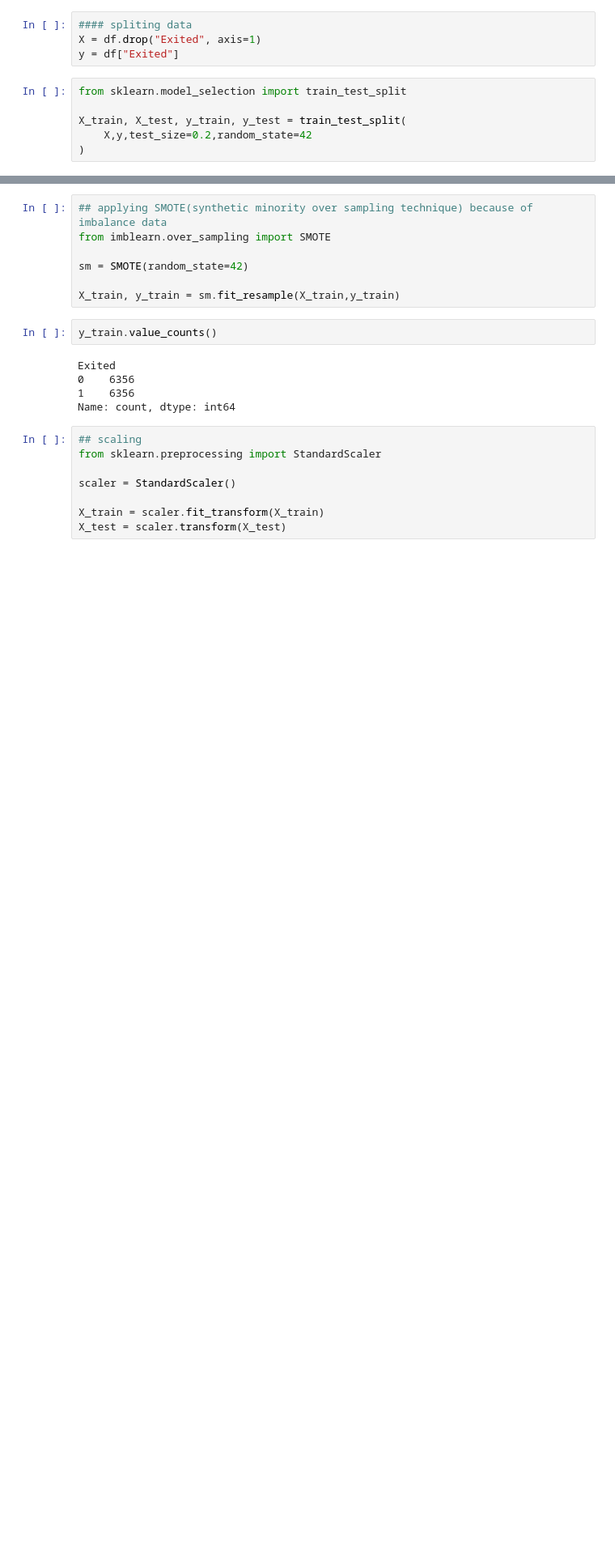
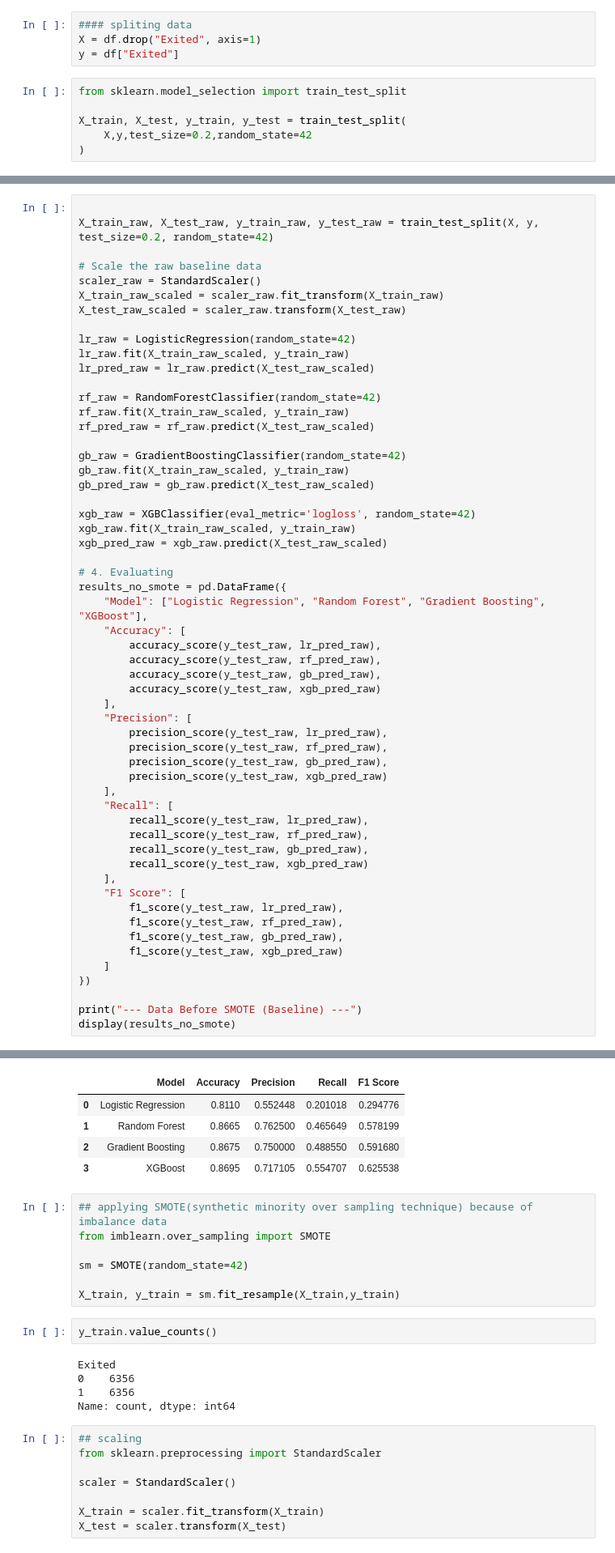
Before and after one commit to KartikChouhan03/Customer_Churn_Predictor, a Jupyter notebook: notebooks/churn_analysis.ipynb, the cells around one changed output, grey strips where cells are left out. Shown at 81% size. Saved outputs shown, nothing was run; the diff lists cells and outputs as text; blank space fills up the shorter version.

Commit message:
before smote

```diff
--- a/notebooks/churn_analysis.ipynb
+++ b/notebooks/churn_analysis.ipynb
@@ -145,0 +151,57 @@ X_train, X_test, y_train, y_test = train_test_split(
+# %%
+
+X_train_raw, X_test_raw, y_train_raw, y_test_raw = train_test_split(X, y, test_size=0.2, random_state=42)
+
+# Scale the raw baseline data
+scaler_raw = StandardScaler()
+X_train_raw_scaled = scaler_raw.fit_transform(X_train_raw)
+X_test_raw_scaled = scaler_raw.transform(X_test_raw)
+
+lr_raw = LogisticRegression(random_state=42)
+lr_raw.fit(X_train_raw_scaled, y_train_raw)
+lr_pred_raw = lr_raw.predict(X_test_raw_scaled)
+
+rf_raw = RandomForestClassifier(random_state=42)
+rf_raw.fit(X_train_raw_scaled, y_train_raw)
+rf_pred_raw = rf_raw.predict(X_test_raw_scaled)
+
+gb_raw = GradientBoostingClassifier(random_state=42)
+gb_raw.fit(X_train_raw_scaled, y_train_raw)
+gb_pred_raw = gb_raw.predict(X_test_raw_scaled)
+
+xgb_raw = XGBClassifier(eval_metric='logloss', random_state=42)
+xgb_raw.fit(X_train_raw_scaled, y_train_raw)
+xgb_pred_raw = xgb_raw.predict(X_test_raw_scaled)
+
+# 4. Evaluating
+results_no_smote = pd.DataFrame({
+    "Model": ["Logistic Regression", "Random Forest", "Gradient Boosting", "XGBoost"],
+    "Accuracy": [
+        accuracy_score(y_test_raw, lr_pred_raw),
+        accuracy_score(y_test_raw, rf_pred_raw),
+        accuracy_score(y_test_raw, gb_pred_raw),
+        accuracy_score(y_test_raw, xgb_pred_raw)
+    ],
+    "Precision": [
+        precision_score(y_test_raw, lr_pred_raw),
+        precision_score(y_test_raw, rf_pred_raw),
+        precision_score(y_test_raw, gb_pred_raw),
+        precision_score(y_test_raw, xgb_pred_raw)
+    ],
+    "Recall": [
+        recall_score(y_test_raw, lr_pred_raw),
+        recall_score(y_test_raw, rf_pred_raw),
+        recall_score(y_test_raw, gb_pred_raw),
+        recall_score(y_test_raw, xgb_pred_raw)
+    ],
+    "F1 Score": [
+        f1_score(y_test_raw, lr_pred_raw),
+        f1_score(y_test_raw, rf_pred_raw),
+        f1_score(y_test_raw, gb_pred_raw),
+        f1_score(y_test_raw, xgb_pred_raw)
+    ]
+})
+
+print("--- Data Before SMOTE (Baseline) ---")
+display(results_no_smote)
+# %% [output]
@@ -146,3 +209,8 @@ X_train, X_test, y_train, y_test = train_test_split(
+|  | Model | Accuracy | Precision | Recall | F1 Score |
+| 0 | Logistic Regression | 0.8110 | 0.552448 | 0.201018 | 0.294776 |
+| 1 | Random Forest | 0.8665 | 0.762500 | 0.465649 | 0.578199 |
+| 2 | Gradient Boosting | 0.8675 | 0.750000 | 0.488550 | 0.591680 |
+| 3 | XGBoost | 0.8695 | 0.717105 | 0.554707 | 0.625538 |
 # %%
 ## applying SMOTE(synthetic minority over sampling technique) because of imbalance data
 from imblearn.over_sampling import SMOTE
```
Also changed, not shown: parts of 5 cells of this notebook, 1 other file.
